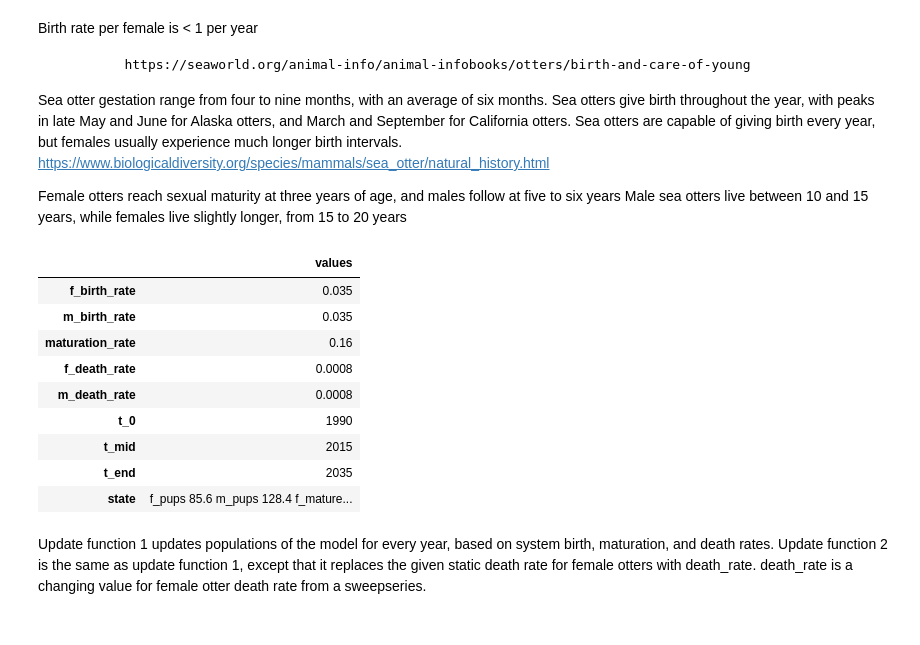
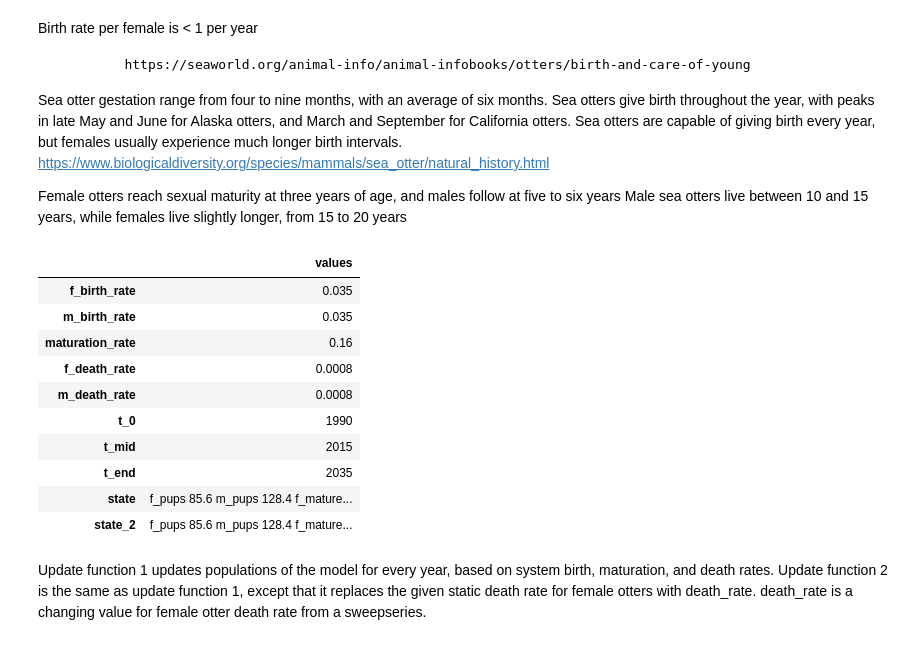
Before and after one commit to MellieZito/Project-1, a Jupyter notebook: code/otters.ipynb, the cells around one changed output. Drawn from its saved outputs; the diff is of its cells as text; code cells hidden in the pictures.

```diff
--- a/code/otters.ipynb
+++ b/code/otters.ipynb
@@ -108,34 +108,36 @@ f_death_rate = .0008 # female vs male death rate subject to change, possibly swe
 m_death_rate = .0008
 t_0 = 1990
 t_mid = 2015
 t_end = 2035
 
 '''Birth rates, maturation rate, and death rates are set and adjusted to fit data's trends
 t_0, t_mid, and t_end are set based on the years the data covers and the "current year" (2015)
 to then make projections into the next 20 years
 The initial state is also added to the system to then be modified for each time step
 '''
 
 system = System(f_birth_rate = f_birth_rate, #Lets figure out how birth rate relates to F pop
                 m_birth_rate = m_birth_rate, #Lets figure out how birth rate relates to F pop
                 maturation_rate = maturation_rate,
                 f_death_rate = f_death_rate, # female vs male death rate subject to change, possibly sweep
                 m_death_rate = m_death_rate,
                 t_0 = t_0,
                 t_mid = t_mid,
                 t_end = t_end,
-                state = init_state)
+                state = init_state,
+                state_2 = init_state)
 # %% [output]
 |  | values |
 | f_birth_rate | 0.035 |
 | m_birth_rate | 0.035 |
 | maturation_rate | 0.16 |
 | f_death_rate | 0.0008 |
 | m_death_rate | 0.0008 |
 | t_0 | 1990 |
 | t_mid | 2015 |
 | t_end | 2035 |
 | state | f_pups 85.6 m_pups 128.4 f_mature... |
+| state_2 | f_pups 85.6 m_pups 128.4 f_mature... |
 # %%
 def update_func1(state, t, system):
     '''the initial populations from state and the rates from system are used to
```
Also changed, not shown: parts of 2 cells of this notebook.
